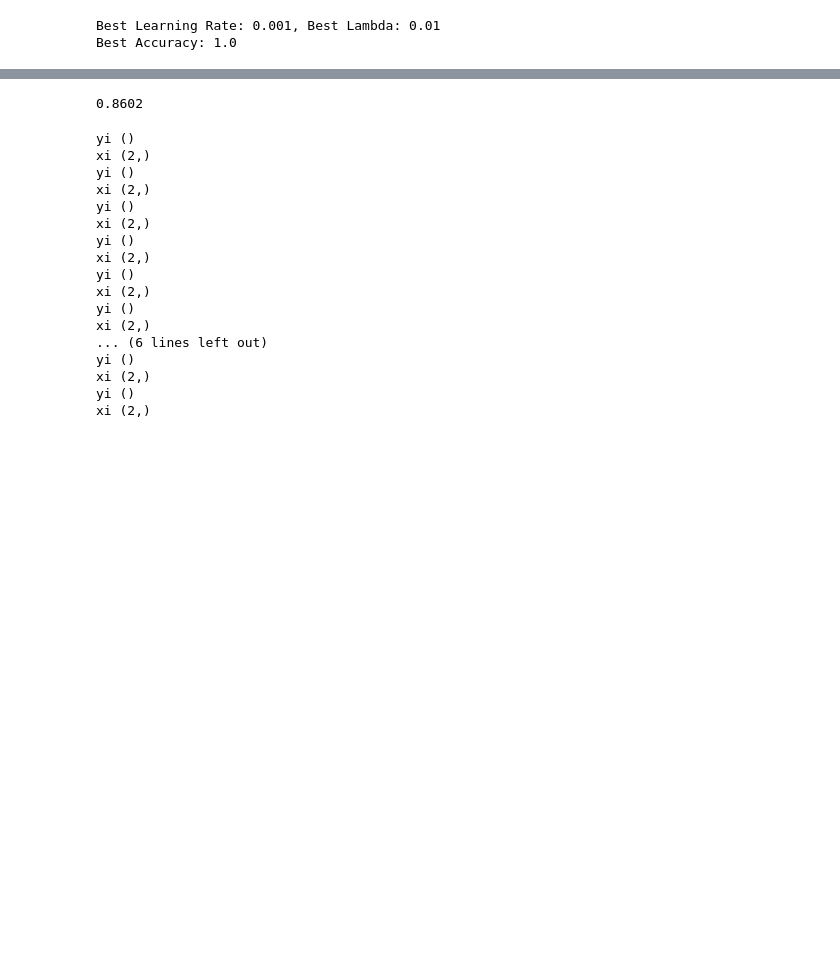
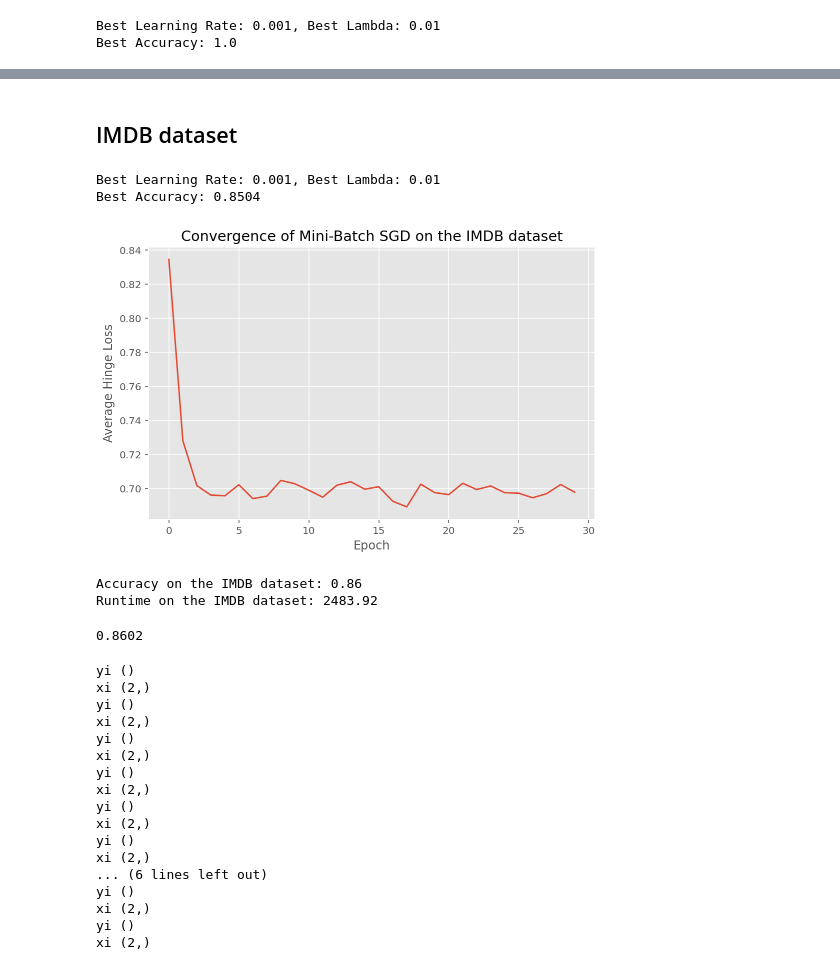
Before and after one commit to linglingec/large-scale-svm, a Jupyter notebook: test.ipynb, the cells around one changed output, grey strips where cells are left out. Drawn from its saved outputs; the diff is of its cells as text; code cells hidden in the pictures; blank space fills up the shorter version.

```diff
--- a/test.ipynb
+++ b/test.ipynb
@@ -122,5 +111,0 @@ y_test = np.where(y_test == 0, -1, 1)
-# %%
-model = LinearSVM(lambda_=0.01)
-optimizer = MiniBatchSGD(learning_rate=0.001)
-# %%
-model.fit(X_train_scaled, y_train, optimizer, epochs=30)
@@ -144,0 +112,66 @@ model.fit(X_train_scaled, y_train, optimizer, epochs=30)
+# %% [markdown]
+## IMDB dataset
+# %%
+# Get validation dataset
+np.random.seed(420)
+val_indices = np.random.choice(X_train_imdb_scaled.shape[0], size=5000, replace=False)
+
+X_val_imdb = X_train_imdb_scaled[val_indices]
+X_train_imdb = np.delete(X_train_imdb_scaled, val_indices, axis=0)
+y_val_imdb = y_train_imdb[val_indices]
+y_train_imdb = np.delete(y_train_imdb, val_indices, axis=0)
+# %%
+# Parameters to test
+learning_rates = [0.001, 0.01]
+lambdas = [0.01, 0.1]
+n_epochs = 30
+batch_size = 10
+
+best_accuracy = 0
+best_params = None
+
+for lr in learning_rates:
+    for lambda_ in lambdas:
+        model = LinearSVM(lambda_=lambda_)
+        optimizer = MiniBatchSGD(learning_rate=lr)
+
+        model.fit(X_train_imdb, y_train_imdb, optimizer, n_epochs, batch_size)
+        y_pred = model.predict(X_val_imdb)
+        accuracy = accuracy_score(y_val_imdb, y_pred)
+        if accuracy > best_accuracy:
+            best_accuracy = accuracy
+            best_params = (lr, lambda_)
+
+print(f"Best Learning Rate: {best_params[0]}, Best Lambda: {best_params[1]}")
+print(f"Best Accuracy: {best_accuracy}")
+# %% [output]
+Best Learning Rate: 0.001, Best Lambda: 0.01
+Best Accuracy: 0.8504
+# %%
+# Fit the model with the best hyperparameters
+model = LinearSVM(lambda_=best_params[1])
+optimizer = MiniBatchSGD(learning_rate=best_params[0])
+
+X_train_val_imdb = np.vstack((X_train_imdb, X_val_imdb))
+y_train_val_imdb = np.vstack((y_train_imdb, y_val_imdb))
+
+start_time = time.time()
+loss = model.fit(X_train_val_imdb, y_train_val_imdb, optimizer, n_epochs=30, batch_size=10)
+runtime = time.time() - start_time
+
+test_pred = model.predict(X_test_imdb_scaled)
+accuracy = accuracy_score(y_test_imdb, test_pred)
+
+# Plotting convergence
+plt.plot(loss)
+plt.title('Convergence of Mini-Batch SGD on the IMDB dataset')
+plt.xlabel('Epoch')
+plt.ylabel('Average Hinge Loss')
+plt.show()
+
+print(f"Accuracy on the IMDB dataset: {accuracy:.2f}")
+print(f"Runtime on the IMDB dataset: {runtime:.2f}")
+# %% [output]
+[figure, added]
+Accuracy on the IMDB dataset: 0.86
+Runtime on the IMDB dataset: 2483.92
```
Also changed, not shown: parts of 18 cells of this notebook.
